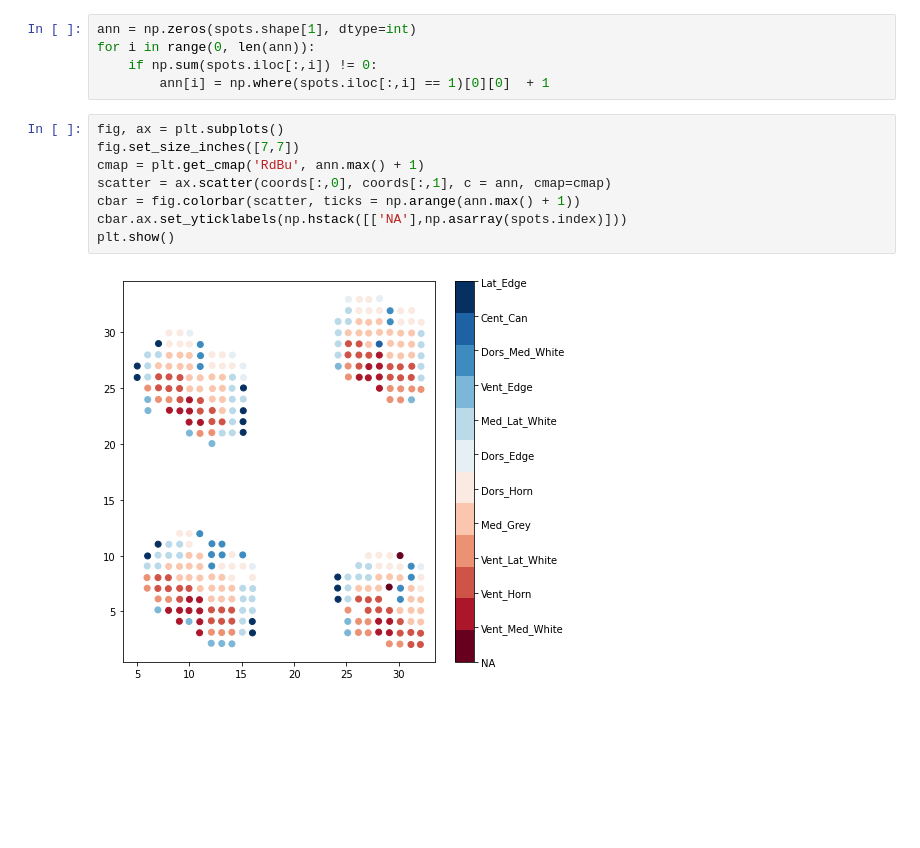
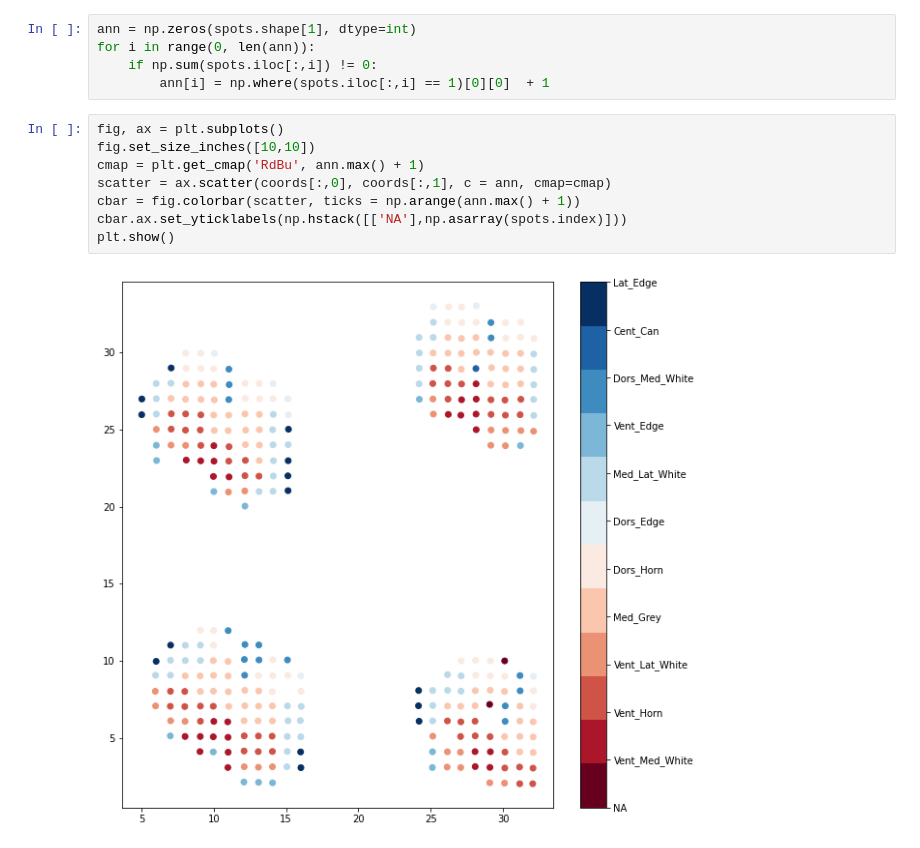
Before and after one commit to lukketotte/Splotch, a Jupyter notebook: debug.ipynb, the cells around one changed output. Drawn from its saved outputs; the diff is of its cells as text; blank space fills up the shorter version.

```diff
--- a/debug.ipynb
+++ b/debug.ipynb
@@ -31,11 +36,11 @@ for i in range(0, len(ann)):
         ann[i] = np.where(spots.iloc[:,i] == 1)[0][0]  + 1
 # %%
 fig, ax = plt.subplots()
-fig.set_size_inches([7,7])
+fig.set_size_inches([10,10])
 cmap = plt.get_cmap('RdBu', ann.max() + 1)
 scatter = ax.scatter(coords[:,0], coords[:,1], c = ann, cmap=cmap)
 cbar = fig.colorbar(scatter, ticks = np.arange(ann.max() + 1))
 cbar.ax.set_yticklabels(np.hstack([['NA'],np.asarray(spots.index)]))
 plt.show()
 # %% [output]
-[figure, old version]
+[figure, new version]
```
Also changed, not shown: parts of 2 cells of this notebook.
